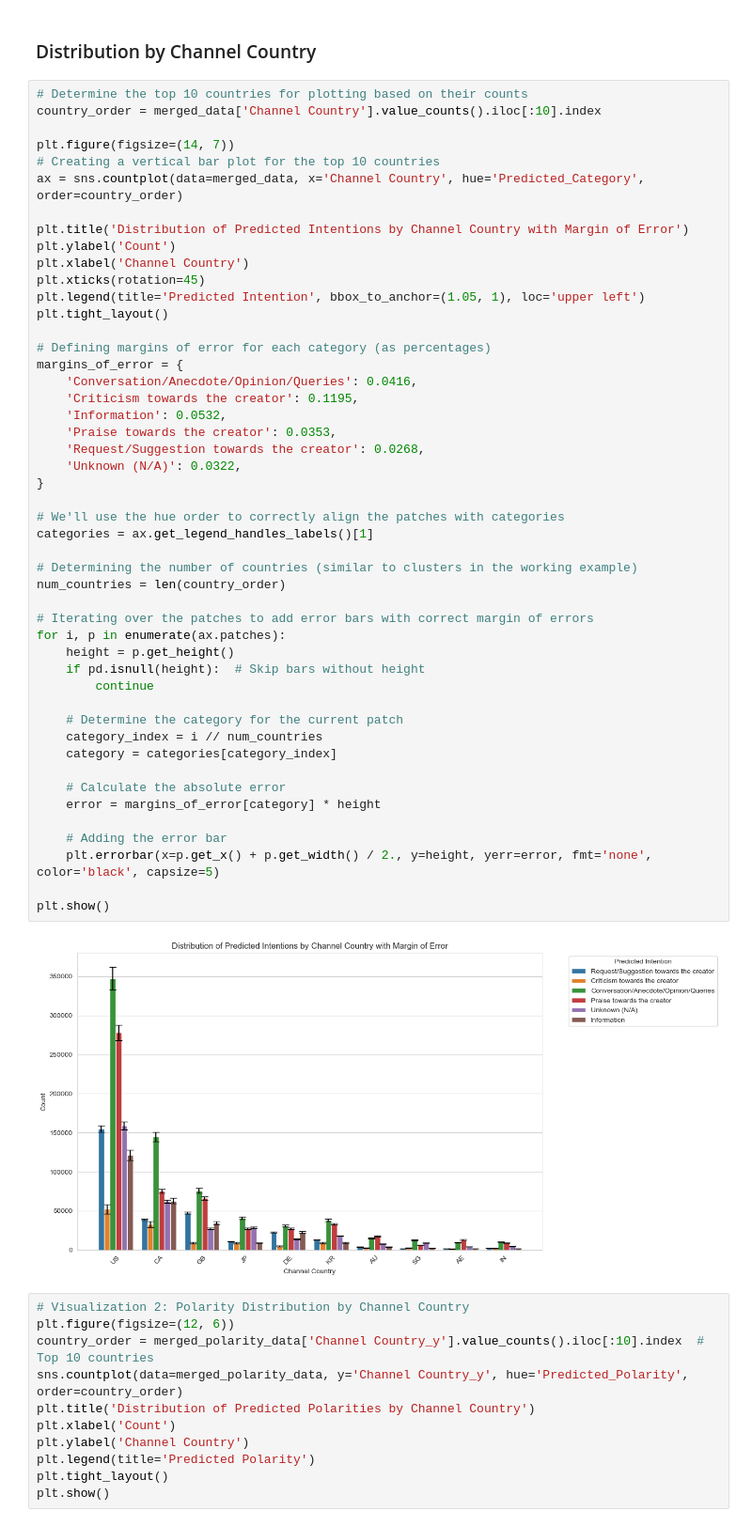
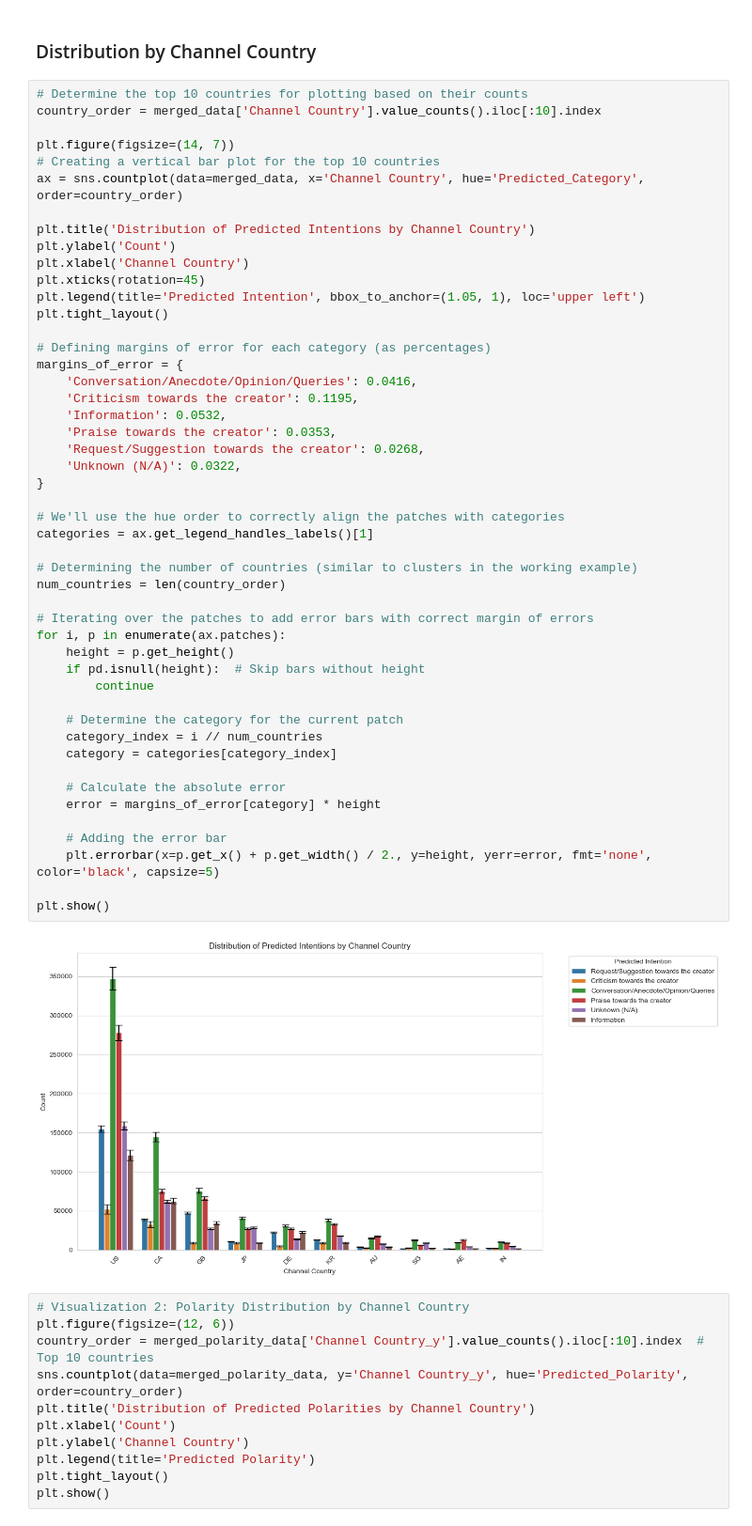
Before and after one commit to jaiiraaaaaa/thesis_EDA, a Jupyter notebook: Thesis_EDA.ipynb, the cells around one changed output. Shown at 94% size. Cells and saved outputs as stored; diff of their text form.

```diff
--- a/Thesis_EDA.ipynb
+++ b/Thesis_EDA.ipynb
@@ -651,7 +651,7 @@ plt.figure(figsize=(14, 7))
 # Creating a vertical bar plot for the top 10 countries
 ax = sns.countplot(data=merged_data, x='Channel Country', hue='Predicted_Category', order=country_order)
 
-plt.title('Distribution of Predicted Intentions by Channel Country with Margin of Error')
+plt.title('Distribution of Predicted Intentions by Channel Country')
 plt.ylabel('Count')
 plt.xlabel('Channel Country')
 plt.xticks(rotation=45)
@@ -665,34 +665,34 @@ margins_of_error = {
     'Information': 0.0532,
     'Praise towards the creator': 0.0353,
     'Request/Suggestion towards the creator': 0.0268,
     'Unknown (N/A)': 0.0322,
 }
 
 # We'll use the hue order to correctly align the patches with categories
 categories = ax.get_legend_handles_labels()[1]
 
 # Determining the number of countries (similar to clusters in the working example)
 num_countries = len(country_order)
 
 # Iterating over the patches to add error bars with correct margin of errors
 for i, p in enumerate(ax.patches):
     height = p.get_height()
     if pd.isnull(height):  # Skip bars without height
         continue
 
     # Determine the category for the current patch
     category_index = i // num_countries
     category = categories[category_index]
 
     # Calculate the absolute error
     error = margins_of_error[category] * height
 
     # Adding the error bar
     plt.errorbar(x=p.get_x() + p.get_width() / 2., y=height, yerr=error, fmt='none', color='black', capsize=5)
 
 plt.show()
 # %% [output]
-[figure, old version]
+[figure, new version]
 # %%
 # Visualization 2: Polarity Distribution by Channel Country
 plt.figure(figsize=(12, 6))
```
